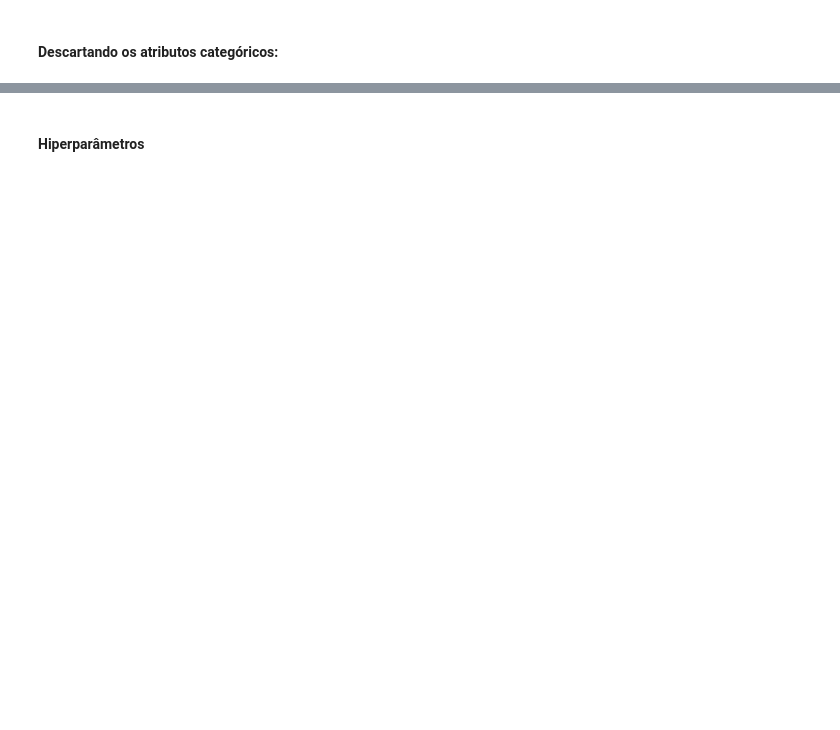
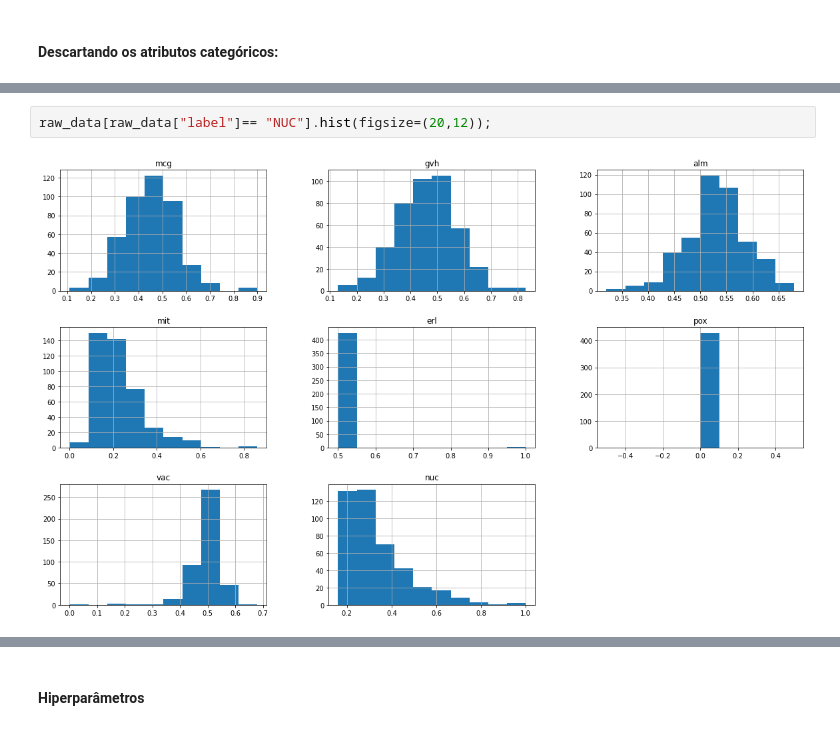
Before and after one commit to johnnyy/ML-EQUIPE-6, a Jupyter notebook: Questao1/FCM-DFCV.ipynb, the cells around one changed output, grey strips where cells are left out. Drawn from its saved outputs; the diff is of its cells as text; blank space fills up the shorter version.

```diff
--- a/Questao1/FCM-DFCV.ipynb
+++ b/Questao1/FCM-DFCV.ipynb
@@ -44,0 +44,4 @@ relevant_data.head
+# %%
+raw_data[raw_data["label"]== "NUC"].hist(figsize=(20,12));
+# %% [output]
+[figure, added]
```
Also changed, not shown: parts of 30 cells of this notebook.
